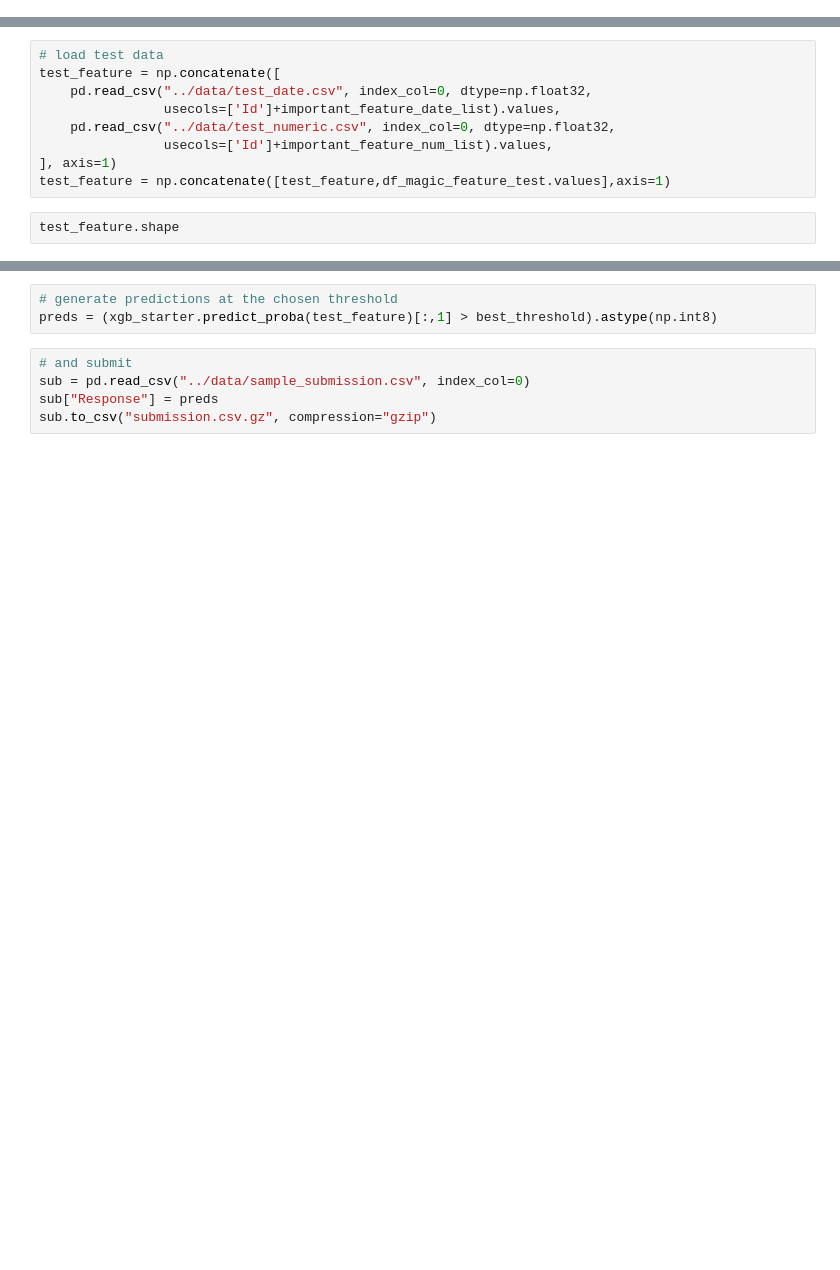
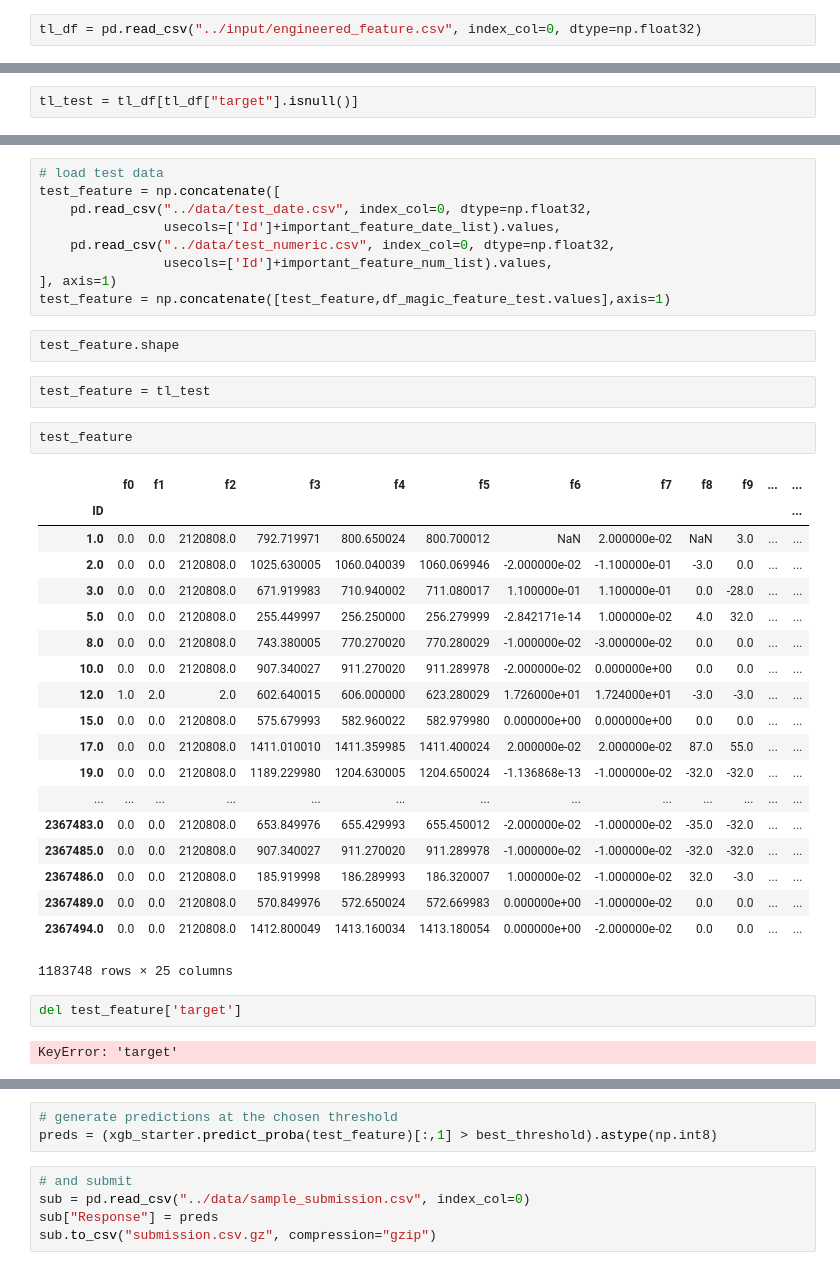
Before and after one commit to yw778/BoschLine, a Jupyter notebook: Main.ipynb, the cells around one changed output, grey strips where cells are left out. Drawn from its saved outputs; the diff is of its cells as text; blank space fills up the shorter version.

```diff
--- a/Main.ipynb
+++ b/Main.ipynb
@@ -645,3 +671,5 @@ train_feature = pd.concat([train_feature,df_magic_feature_train],axis=1)
 #end of feature selection
 # %%
 train_feature.shape
+# %%
+tl_df = pd.read_csv("../input/engineered_feature.csv", index_col=0, dtype=np.float32)
@@ -647,0 +692,2 @@ train_feature.shape
+# %%
+tl_test = tl_df[tl_df["target"].isnull()]
@@ -738,3 +838,31 @@ test_feature = np.concatenate([
 test_feature = np.concatenate([test_feature,df_magic_feature_test.values],axis=1)
 # %%
 test_feature.shape
+# %%
+test_feature = tl_test
+# %%
+test_feature
+# %% [output]
+|  | f0 | f1 | f2 | f3 | f4 | f5 | f6 | f7 | f8 | f9 | ... | ... |
+| ID |  |  |  |  |  |  |  |  |  |  |  | ... |
+| 1.0 | 0.0 | 0.0 | 2120808.0 | 792.719971 | 800.650024 | 800.700012 | NaN | 2.000000e-02 | NaN | 3.0 | ... | ... |
+| 2.0 | 0.0 | 0.0 | 2120808.0 | 1025.630005 | 1060.040039 | 1060.069946 | -2.000000e-02 | -1.100000e-01 | -3.0 | 0.0 | ... | ... |
+| 3.0 | 0.0 | 0.0 | 2120808.0 | 671.919983 | 710.940002 | 711.080017 | 1.100000e-01 | 1.100000e-01 | 0.0 | -28.0 | ... | ... |
+| 5.0 | 0.0 | 0.0 | 2120808.0 | 255.449997 | 256.250000 | 256.279999 | -2.842171e-14 | 1.000000e-02 | 4.0 | 32.0 | ... | ... |
+| 8.0 | 0.0 | 0.0 | 2120808.0 | 743.380005 | 770.270020 | 770.280029 | -1.000000e-02 | -3.000000e-02 | 0.0 | 0.0 | ... | ... |
+| 10.0 | 0.0 | 0.0 | 2120808.0 | 907.340027 | 911.270020 | 911.289978 | -2.000000e-02 | 0.000000e+00 | 0.0 | 0.0 | ... | ... |
+| 12.0 | 1.0 | 2.0 | 2.0 | 602.640015 | 606.000000 | 623.280029 | 1.726000e+01 | 1.724000e+01 | -3.0 | -3.0 | ... | ... |
+| 15.0 | 0.0 | 0.0 | 2120808.0 | 575.679993 | 582.960022 | 582.979980 | 0.000000e+00 | 0.000000e+00 | 0.0 | 0.0 | ... | ... |
+| 17.0 | 0.0 | 0.0 | 2120808.0 | 1411.010010 | 1411.359985 | 1411.400024 | 2.000000e-02 | 2.000000e-02 | 87.0 | 55.0 | ... | ... |
+| 19.0 | 0.0 | 0.0 | 2120808.0 | 1189.229980 | 1204.630005 | 1204.650024 | -1.136868e-13 | -1.000000e-02 | -32.0 | -32.0 | ... | ... |
+| ... | ... | ... | ... | ... | ... | ... | ... | ... | ... | ... | ... | ... |
+| 2367483.0 | 0.0 | 0.0 | 2120808.0 | 653.849976 | 655.429993 | 655.450012 | -2.000000e-02 | -1.000000e-02 | -35.0 | -32.0 | ... | ... |
+| 2367485.0 | 0.0 | 0.0 | 2120808.0 | 907.340027 | 911.270020 | 911.289978 | -1.000000e-02 | -1.000000e-02 | -32.0 | -32.0 | ... | ... |
+| 2367486.0 | 0.0 | 0.0 | 2120808.0 | 185.919998 | 186.289993 | 186.320007 | 1.000000e-02 | -1.000000e-02 | 32.0 | -3.0 | ... | ... |
+| 2367489.0 | 0.0 | 0.0 | 2120808.0 | 570.849976 | 572.650024 | 572.669983 | 0.000000e+00 | -1.000000e-02 | 0.0 | 0.0 | ... | ... |
+| 2367494.0 | 0.0 | 0.0 | 2120808.0 | 1412.800049 | 1413.160034 | 1413.180054 | 0.000000e+00 | -2.000000e-02 | 0.0 | 0.0 | ... | ... |
+1183748 rows × 25 columns
+# %%
+del test_feature['target']
+# %% [output]
+KeyError: 'target'
```
Also changed, not shown: parts of 17 cells of this notebook, 2 other files.
